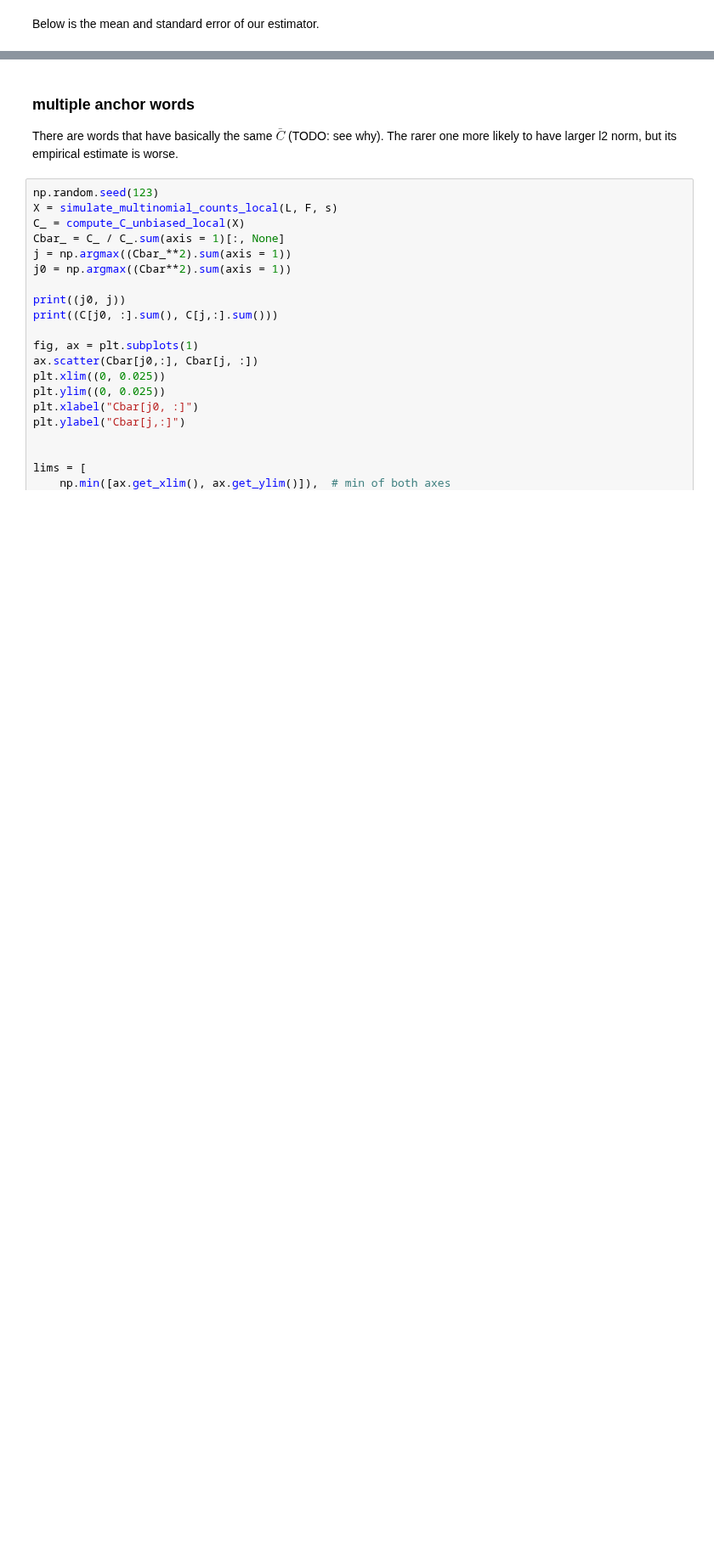
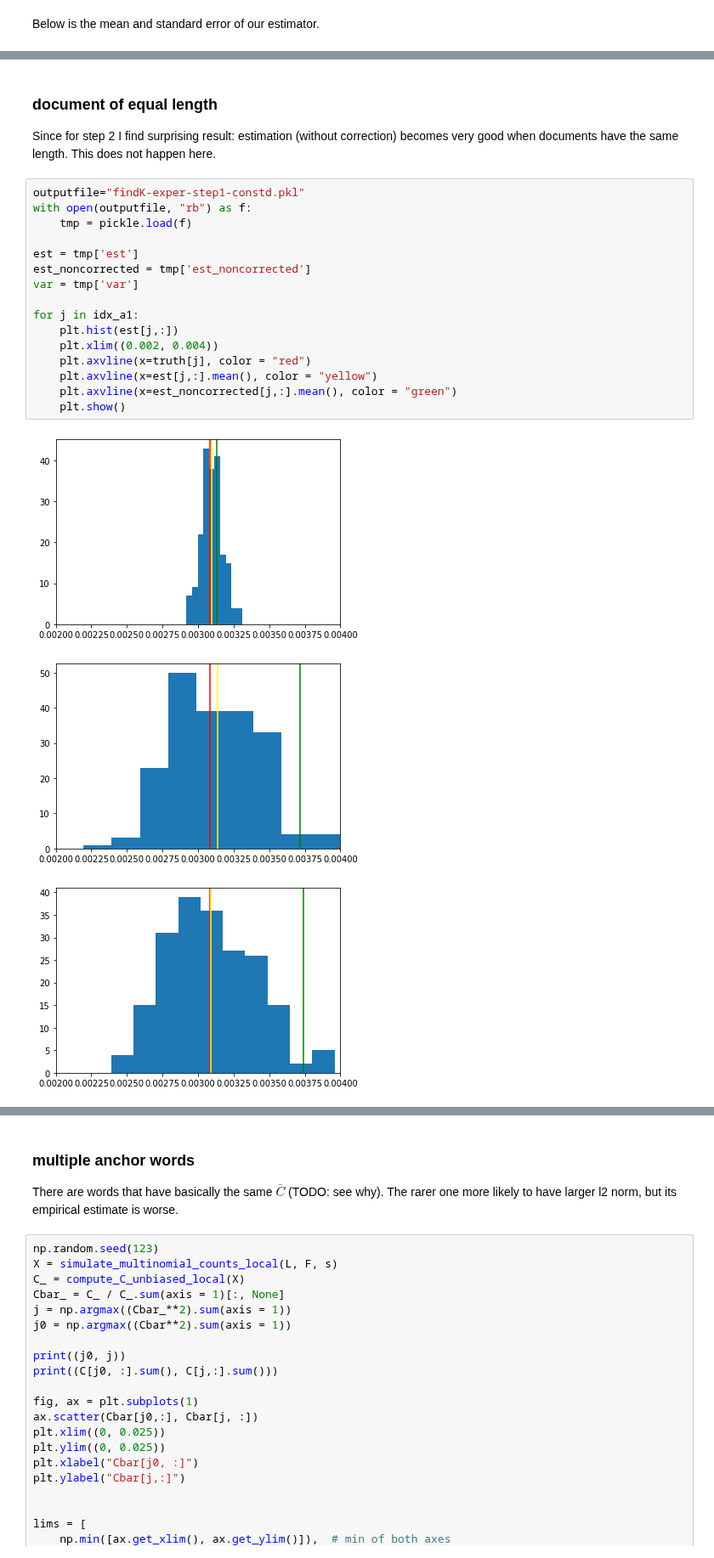
Before and after one commit to zihao12/pyJSMF-RAW, a Jupyter notebook: experiments/findK-correction-step1and2.ipynb, the cells around one changed output, grey strips where cells are left out. Shown at 85% size. Saved outputs shown, nothing was run; the diff lists cells and outputs as text; blank space fills up the shorter version.

```diff
--- a/experiments/findK-correction-step1and2.ipynb
+++ b/experiments/findK-correction-step1and2.ipynb
@@ -265,0 +262,24 @@ plt.show()
+# %% [markdown]
+### document of equal length
+
+Since for step 2 I find surprising result: estimation (without correction) becomes very good when documents have the same length. This does not happen here.
+# %%
+outputfile="findK-exper-step1-constd.pkl"
+with open(outputfile, "rb") as f:
+    tmp = pickle.load(f)
+
+est = tmp['est']
+est_noncorrected = tmp['est_noncorrected']
+var = tmp['var']
+
+for j in idx_a1:
+    plt.hist(est[j,:])
+    plt.xlim((0.002, 0.004))
+    plt.axvline(x=truth[j], color = "red")
+    plt.axvline(x=est[j,:].mean(), color = "yellow")
+    plt.axvline(x=est_noncorrected[j,:].mean(), color = "green")
+    plt.show()
+# %% [output]
+[figure, added]
+[figure, added]
+[figure, added]
```
Also changed, not shown: parts of 10 cells of this notebook, 2 other files.
